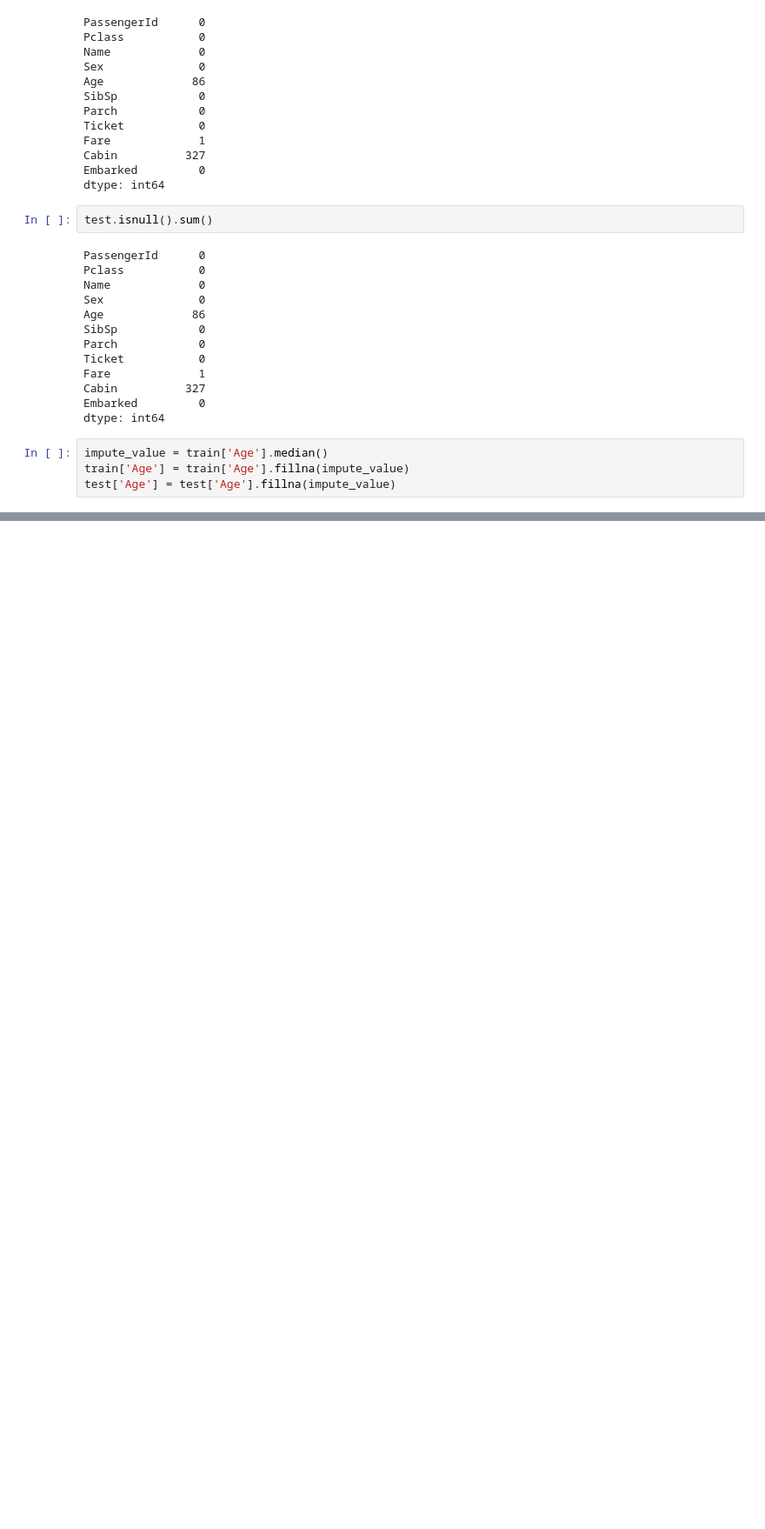
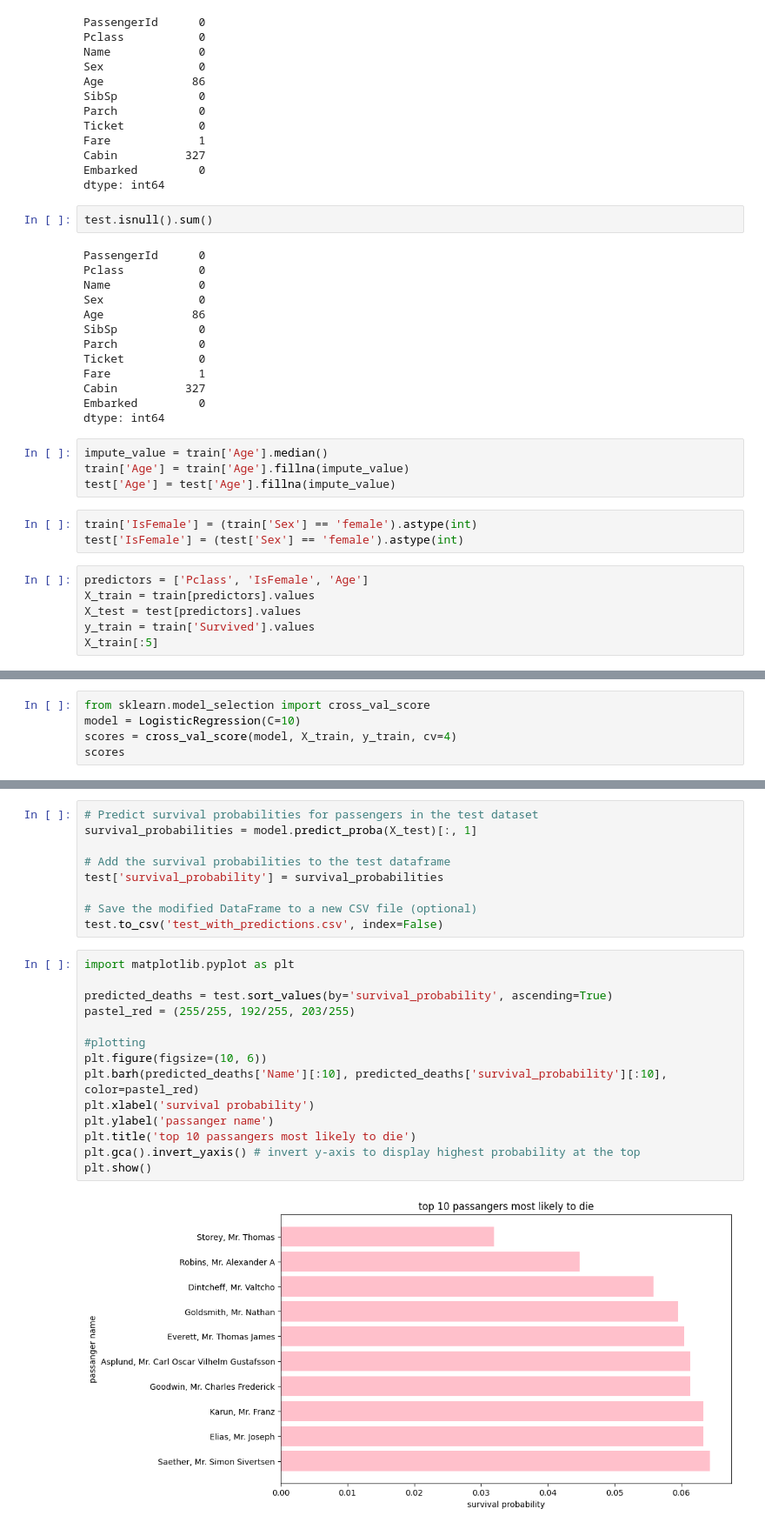
Before and after one commit to GabriellaViroli/titanic_data_analysis, a Jupyter notebook: titanic.ipynb, the cells around one changed output, grey strips where cells are left out. Shown: that part at 87% size. Saved outputs shown, nothing was run; the diff lists cells and outputs as text; blank space fills up the shorter version.

```diff
--- a/titanic.ipynb
+++ b/titanic.ipynb
@@ -50,3 +43,12 @@ dtype: int64
 impute_value = train['Age'].median()
 train['Age'] = train['Age'].fillna(impute_value)
 test['Age'] = test['Age'].fillna(impute_value)
+# %%
+train['IsFemale'] = (train['Sex'] == 'female').astype(int)
+test['IsFemale'] = (test['Sex'] == 'female').astype(int)
+# %%
+predictors = ['Pclass', 'IsFemale', 'Age']
+X_train = train[predictors].values
+X_test = test[predictors].values
+y_train = train['Survived'].values
+X_train[:5]
@@ -52,0 +73,5 @@ test['Age'] = test['Age'].fillna(impute_value)
+# %%
+from sklearn.model_selection import cross_val_score
+model = LogisticRegression(C=10)
+scores = cross_val_score(model, X_train, y_train, cv=4)
+scores
@@ -52,0 +98,25 @@ test['Age'] = test['Age'].fillna(impute_value)
+# %%
+# Predict survival probabilities for passengers in the test dataset
+survival_probabilities = model.predict_proba(X_test)[:, 1]
+
+# Add the survival probabilities to the test dataframe
+test['survival_probability'] = survival_probabilities
+
+# Save the modified DataFrame to a new CSV file (optional)
+test.to_csv('test_with_predictions.csv', index=False)
+# %%
+import matplotlib.pyplot as plt
+
+predicted_deaths = test.sort_values(by='survival_probability', ascending=True)
+pastel_red = (255/255, 192/255, 203/255)
+
+#plotting
+plt.figure(figsize=(10, 6))
+plt.barh(predicted_deaths['Name'][:10], predicted_deaths['survival_probability'][:10], color=pastel_red)
+plt.xlabel('survival probability')
+plt.ylabel('passanger name')
+plt.title('top 10 passangers most likely to die')
+plt.gca().invert_yaxis() # invert y-axis to display highest probability at the top
+plt.show()
+# %% [output]
+[figure, added]
```
Also changed, not shown: parts of 7 cells of this notebook, 2 other files.
